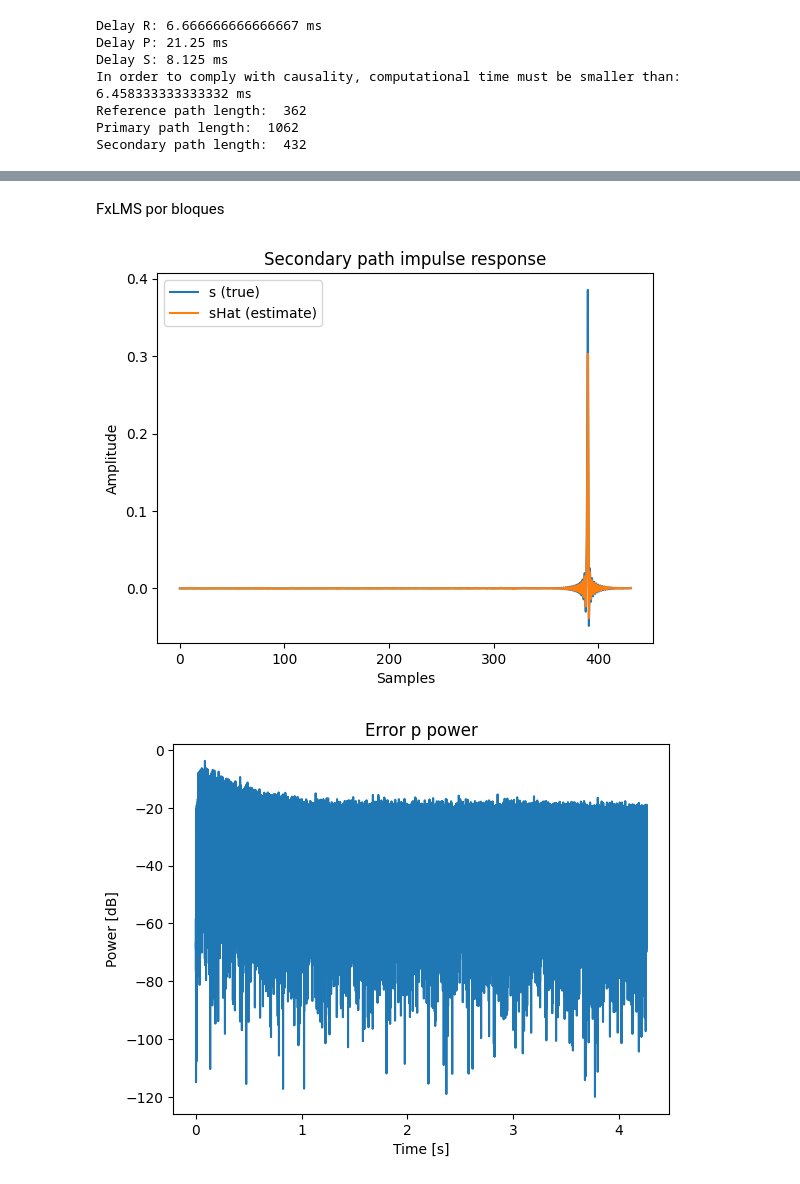
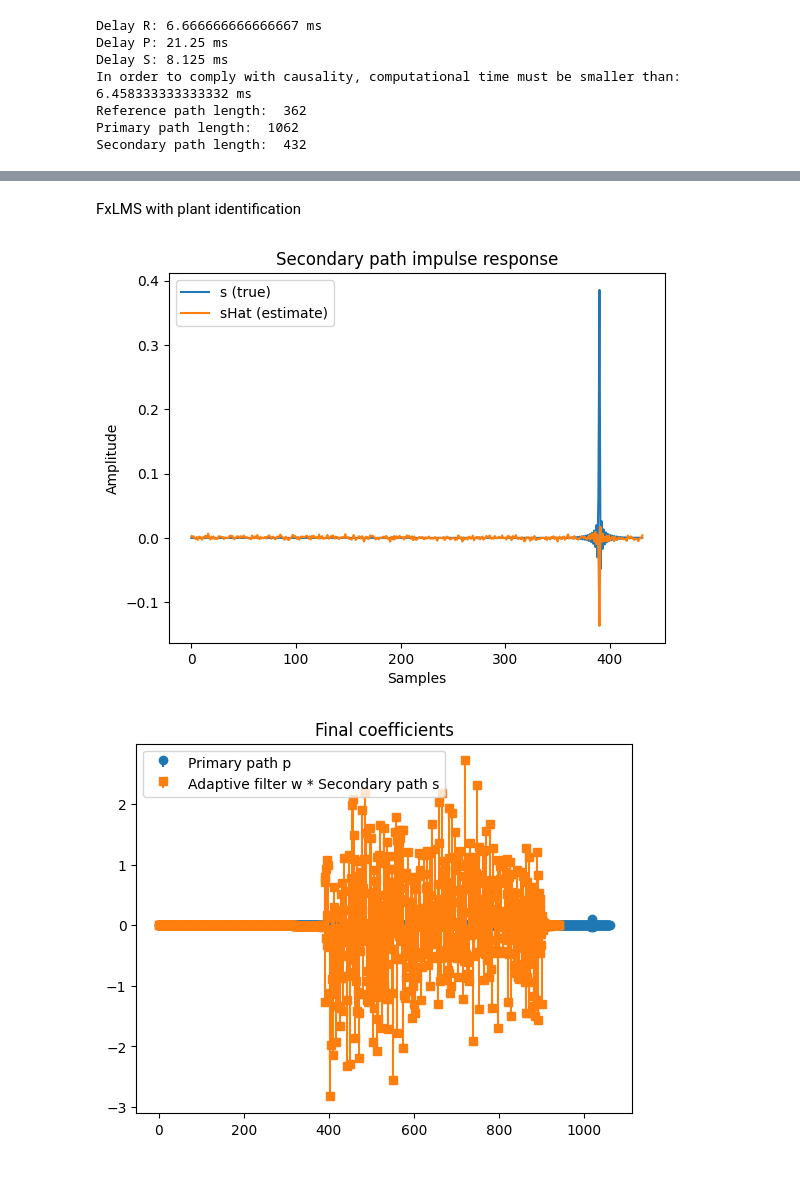
Before and after one commit to JuanAldrey/ANC-practice-library, a Jupyter notebook: notebooks/Plant Identification.ipynb, the cells around one changed output, grey strips where cells are left out. Cells and saved outputs as stored; diff of their text form; code cells hidden in the pictures.

Commit message:
Plant identification finished as implemented by elliot, section with pure SI implemented to confirm algorithm is well coded

```diff
--- a/notebooks/Plant Identification.ipynb
+++ b/notebooks/Plant Identification.ipynb
@@ -34,17 +120,17 @@ Secondary path length:  432
 # %% [markdown]
-FxLMS por bloques
+FxLMS with plant identification
 # %%
 np.random.seed(0)
 
 # Block and signal definition
 blocklength = 4096
-nBlocks = 50
+nBlocks = 500
 N = nBlocks * blocklength
 t = np.arange(N) * (1/fs)
 x = np.random.randn(N)
 
 # Identification noise initilization
-identificationNoise = 0.05*np.random.randn(N)
+identificationNoise = 0.5*np.random.randn(N)
 
 # Adaptive filter initialization (its spectrum has to be recalculated inside the loop)
 mu = 5
@@ -62,7 +148,7 @@ pSpectrum = np.fft.rfft(p, N_p)
 pBuffer = np.zeros(M_p - 1)
 pOutputBlocks = []
 
-# Secondary path - Simulates an estimation of the secondary path to initialize
+# Secondary path
 s = rir_s
 M_s = len(s)
 N_s = blocklength + M_s - 1
@@ -70,8 +156,8 @@ sSpectrum = np.fft.rfft(s, N_s)
 sBuffer = np.zeros(M_s - 1)
 sOutputBlocks = []
 
-# Secondary path aproximation
-sHat = s + 0.00*np.random.randn(len(s))
+# Secondary path aproximation  - Simulates an estimation of the secondary path to initialize
+sHat = s #+ 0.05*np.random.randn(len(s))
 M_sHat = len(sHat)
 N_sHat = blocklength + M_sHat - 1
 sHatSpectrum = np.fft.rfft(sHat, N_sHat)
@@ -80,7 +166,7 @@ sHatOutputBlocks = []
 
 sHatBufferPlantId = np.zeros(M_sHat - 1)
 sHatOutputBlocksPlantId = []
-muShat = 1
+muShat = 0.001
 
 # Noise source path
 r = rir_r
@@ -106,8 +192,6 @@ for k in range(nBlocks):
     # Primary path P(z)
     pBlockOutput, pBuffer = overlapSaveBlock(xBlock, pSpectrum, pBuffer, M_p, N_p)
     pOutputBlocks.append(pBlockOutput)
-
-    # Estimate secondary path
 
     # Adaptive filter W(z)
     wSpectrum = np.fft.rfft(w, N_w)
@@ -140,48 +224,41 @@ for k in range(nBlocks):
     # LMS algorithm
     w = adapt(fxBlockOutput, e, M_w, blocklength, w, mu)
 
     # History
     e_hist[k * blocklength:(k+1) * blocklength] = e
     w_hist[k * blocklength:(k+1) * blocklength, :] = w
     sHat_hist[k * blocklength:(k+1) * blocklength, :] = sHat
 
 plt.figure()
 plt.plot(s, label='s (true)')
 plt.plot(sHat, label='sHat (estimate)')
 plt.legend()
 plt.title('Secondary path impulse response')
 plt.xlabel('Samples')
 plt.ylabel('Amplitude')
 plt.show()
 
 plt.figure()
-plt.plot(t, 10*np.log10(ep_hist**2 + 1e-12))
-plt.title('Error p power')
+plt.stem(p, linefmt='C0-', markerfmt='C0o', basefmt=" ")
+plt.stem(np.convolve(w, s)[:len(p)], linefmt='C1-', markerfmt='C1s', basefmt=" ")
+plt.legend(['Primary path p', 'Adaptive filter w * Secondary path s'])
+plt.title('Final coefficients')
+plt.show()
+
+plt.figure()
+plt.plot(t, 10*np.log10(e_hist**2 + 1e-12))
+plt.title('Error power')
 plt.xlabel('Time [s]')
 plt.ylabel('Power [dB]')
 plt.show()
-
-# plt.figure()
-# plt.stem(p, linefmt='C0-', markerfmt='C0o', basefmt=" ")
-# plt.stem(np.convolve(w, s)[:len(p)], linefmt='C1-', markerfmt='C1s', basefmt=" ")
-# plt.legend(['Primary path p', 'Adaptive filter w * Secondary path s'])
-# plt.title('Final coefficients')
-# plt.show()
-
-# plt.figure()
-# plt.plot(t, 10*np.log10(e_hist**2 + 1e-12))
-# plt.title('Error power')
-# plt.xlabel('Time [s]')
-# plt.ylabel('Power [dB]')
-# plt.show()
 
 # plt.figure()
 # for k in range(M_w):
 #     plt.plot(t, w_hist[:, k])
 # plt.title('Coefficient convergence')
 # plt.xlabel('Time [s]')
 # plt.ylabel('Value')
 #plt.show()
 # %% [output]
-[figure, old version]
+[figure, new version]
-[figure, old version]
+[figure, new version]
```
Also changed, not shown: parts of 4 cells of this notebook.
